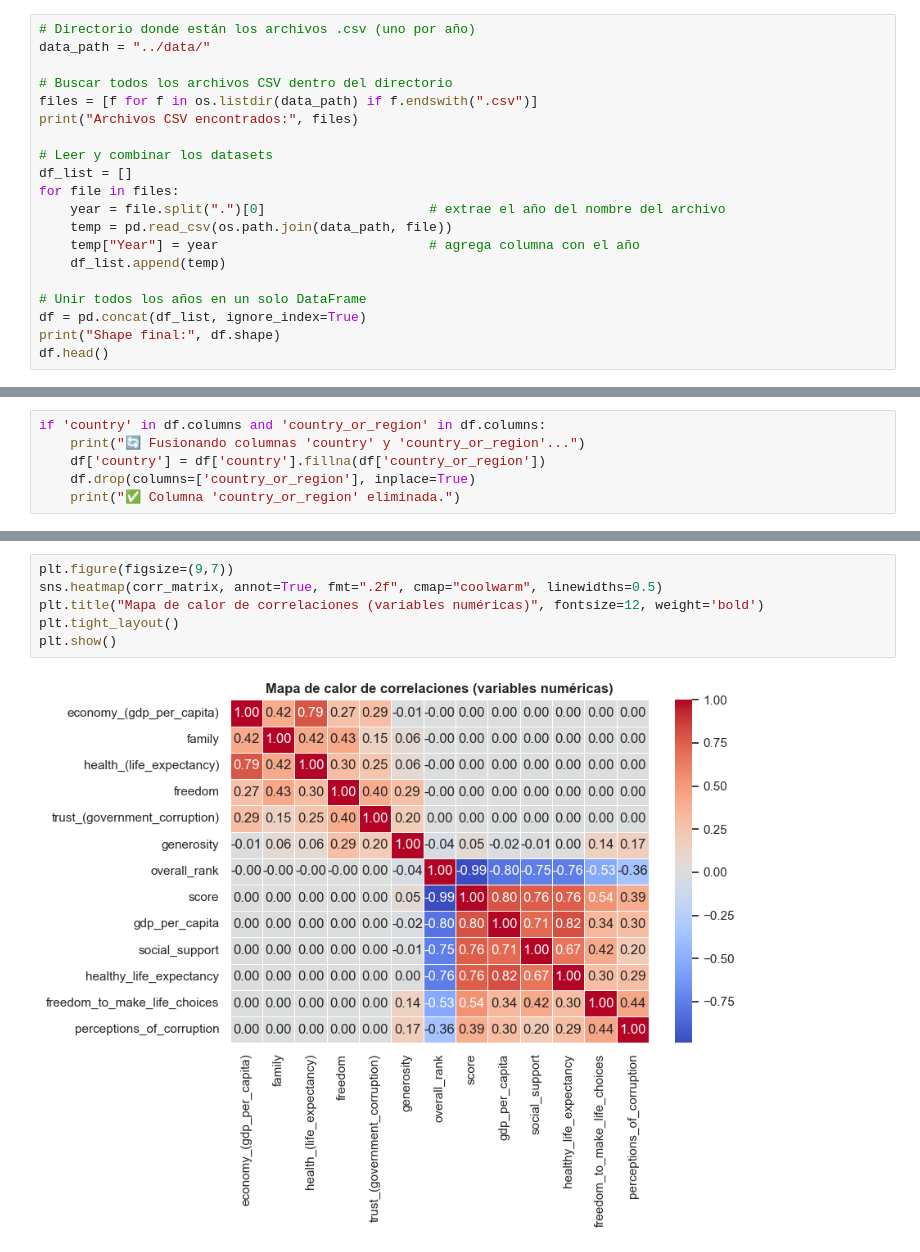
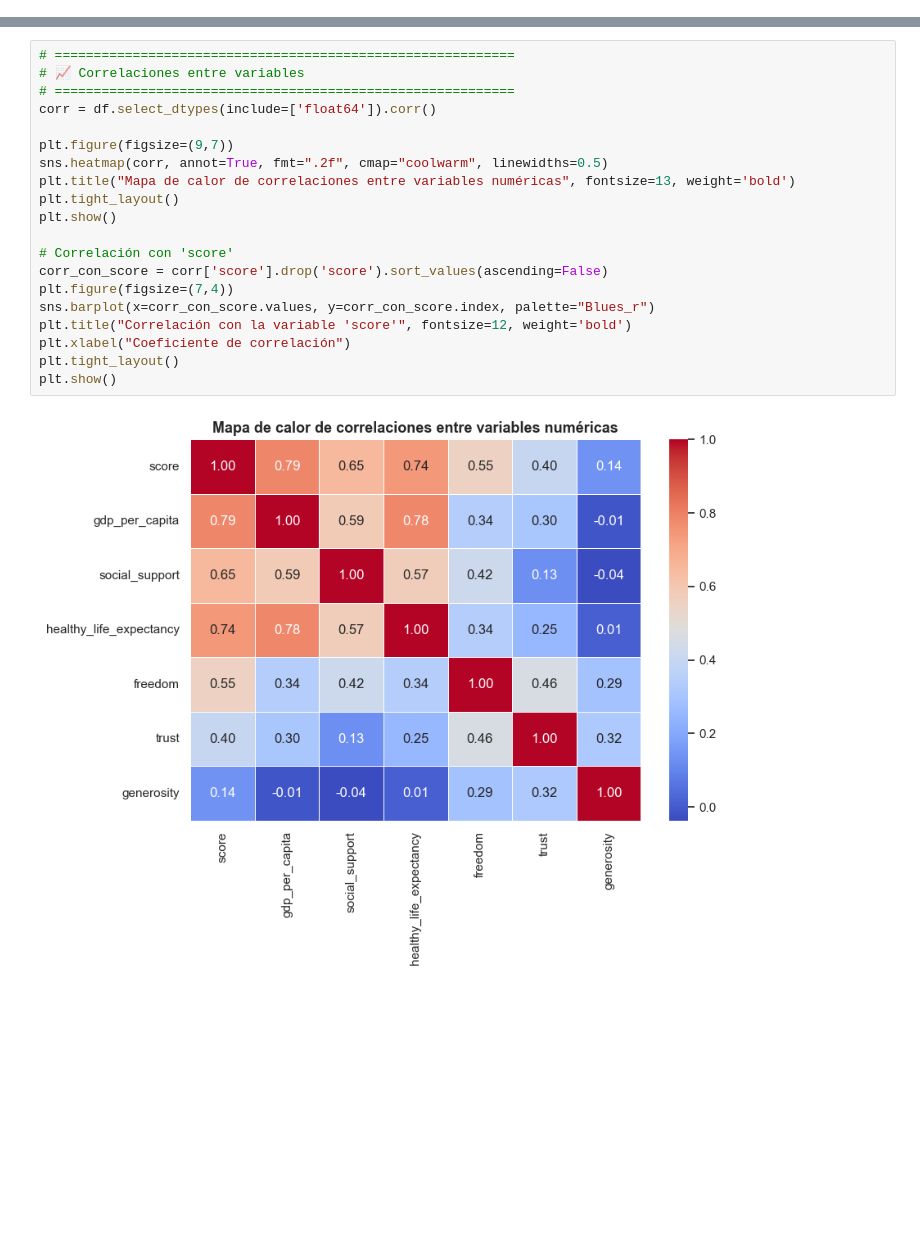
Before and after one commit to Crisfunky01/world-happiness-eda, a Jupyter notebook: notebooks/01_data_cleaning_and_eda.ipynb, the cells around one changed output, grey strips where cells are left out. Cells and saved outputs as stored; diff of their text form; blank space fills up the shorter version.

```diff
--- a/notebooks/01_data_cleaning_and_eda.ipynb
+++ b/notebooks/01_data_cleaning_and_eda.ipynb
@@ -11,20 +29,0 @@ print("✅ Entorno listo y librerías cargadas")
-# %%
-# Directorio donde están los archivos .csv (uno por año)
-data_path = "../data/"
-
-# Buscar todos los archivos CSV dentro del directorio
-files = [f for f in os.listdir(data_path) if f.endswith(".csv")]
-print("Archivos CSV encontrados:", files)
-
-# Leer y combinar los datasets
-df_list = []
-for file in files:
-    year = file.split(".")[0]                     # extrae el año del nombre del archivo
-    temp = pd.read_csv(os.path.join(data_path, file))
-    temp["Year"] = year                           # agrega columna con el año
-    df_list.append(temp)
-
-# Unir todos los años en un solo DataFrame
-df = pd.concat(df_list, ignore_index=True)
-print("Shape final:", df.shape)
-df.head()
@@ -147,6 +173,0 @@ dtype: int64
-# %%
-if 'country' in df.columns and 'country_or_region' in df.columns:
-    print("🔄 Fusionando columnas 'country' y 'country_or_region'...")
-    df['country'] = df['country'].fillna(df['country_or_region'])
-    df.drop(columns=['country_or_region'], inplace=True)
-    print("✅ Columna 'country_or_region' eliminada.")
@@ -264,8 +178,22 @@ HEATMAP GENERAL DE CORRELACIONES: Este bloque te muestra cómo se relacionan ent
 # %%
+# ===========================================================
+# 📈 Correlaciones entre variables
+# ===========================================================
+corr = df.select_dtypes(include=['float64']).corr()
+
 plt.figure(figsize=(9,7))
-sns.heatmap(corr_matrix, annot=True, fmt=".2f", cmap="coolwarm", linewidths=0.5)
-plt.title("Mapa de calor de correlaciones (variables numéricas)", fontsize=12, weight='bold')
+sns.heatmap(corr, annot=True, fmt=".2f", cmap="coolwarm", linewidths=0.5)
+plt.title("Mapa de calor de correlaciones entre variables numéricas", fontsize=13, weight='bold')
 plt.tight_layout()
 plt.show()
+
+# Correlación con 'score'
+corr_con_score = corr['score'].drop('score').sort_values(ascending=False)
+plt.figure(figsize=(7,4))
+sns.barplot(x=corr_con_score.values, y=corr_con_score.index, palette="Blues_r")
+plt.title("Correlación con la variable 'score'", fontsize=12, weight='bold')
+plt.xlabel("Coeficiente de correlación")
+plt.tight_layout()
+plt.show()
 # %% [output]
-[figure, old version]
+[figure, new version]
```
Also changed, not shown: parts of 31 cells of this notebook.
